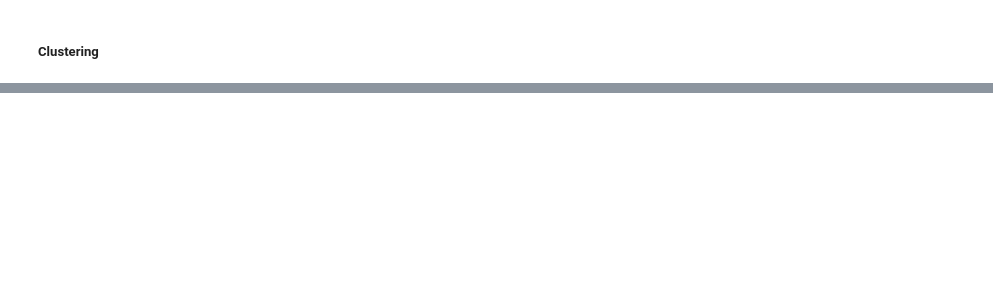
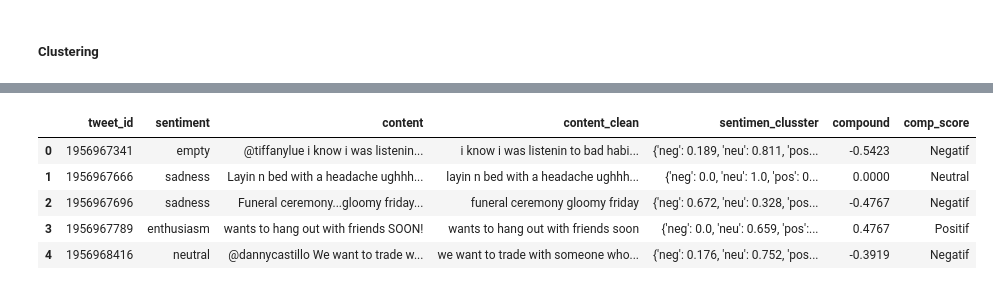
Before and after one commit to iqrima4422/UAS_ProyekML, a Jupyter notebook: code.ipynb, the cells around one changed output, grey strips where cells are left out. Cells and saved outputs as stored; diff of their text form; code cells hidden in the pictures; blank space fills up the shorter version.

```diff
--- a/code.ipynb
+++ b/code.ipynb
@@ -167,0 +176,10 @@ df_stem.head()
+# %%
+from vaderSentiment.vaderSentiment import SentimentIntensityAnalyzer
+
+analyser = SentimentIntensityAnalyzer()
+# def calculate_sentiment_analyser(content_clean):
+#     return analyser.polarity_scores(content_clean)
+# %%
+df['sentimen_clusster'] = df['content_clean'].apply(lambda content_clean: analyser.polarity_scores(content_clean))
+
+df.head()
@@ -167,0 +193,4 @@ df_stem.head()
+# %%
+df['compound']  = df['sentimen_clusster'].apply(lambda score_dict: score_dict['compound'])
+
+df.head()
@@ -167,0 +204,19 @@ df_stem.head()
+# %%
+def condition(c):
+    if c>0:
+        return "Positif"
+    elif c==0:
+        return "Neutral"
+    else:
+        return 'Negatif'
+
+df['comp_score'] = df['compound'].apply(condition)
+
+df.head()
+# %% [output]
+|  | tweet_id | sentiment | content | content_clean | sentimen_clusster | compound | comp_score |
+| 0 | 1956967341 | empty | @tiffanylue i know i was listenin... | i know i was listenin to bad habi... | {'neg': 0.189, 'neu': 0.811, 'pos... | -0.5423 | Negatif |
+| 1 | 1956967666 | sadness | Layin n bed with a headache ughhh... | layin n bed with a headache ughhh... | {'neg': 0.0, 'neu': 1.0, 'pos': 0... | 0.0000 | Neutral |
+| 2 | 1956967696 | sadness | Funeral ceremony...gloomy friday... | funeral ceremony gloomy friday | {'neg': 0.672, 'neu': 0.328, 'pos... | -0.4767 | Negatif |
+| 3 | 1956967789 | enthusiasm | wants to hang out with friends SOON! | wants to hang out with friends soon | {'neg': 0.0, 'neu': 0.659, 'pos':... | 0.4767 | Positif |
+| 4 | 1956968416 | neutral | @dannycastillo We want to trade w... | we want to trade with someone who... | {'neg': 0.176, 'neu': 0.752, 'pos... | -0.3919 | Negatif |
```
Also changed, not shown: parts of 5 cells of this notebook, 1 other file.
